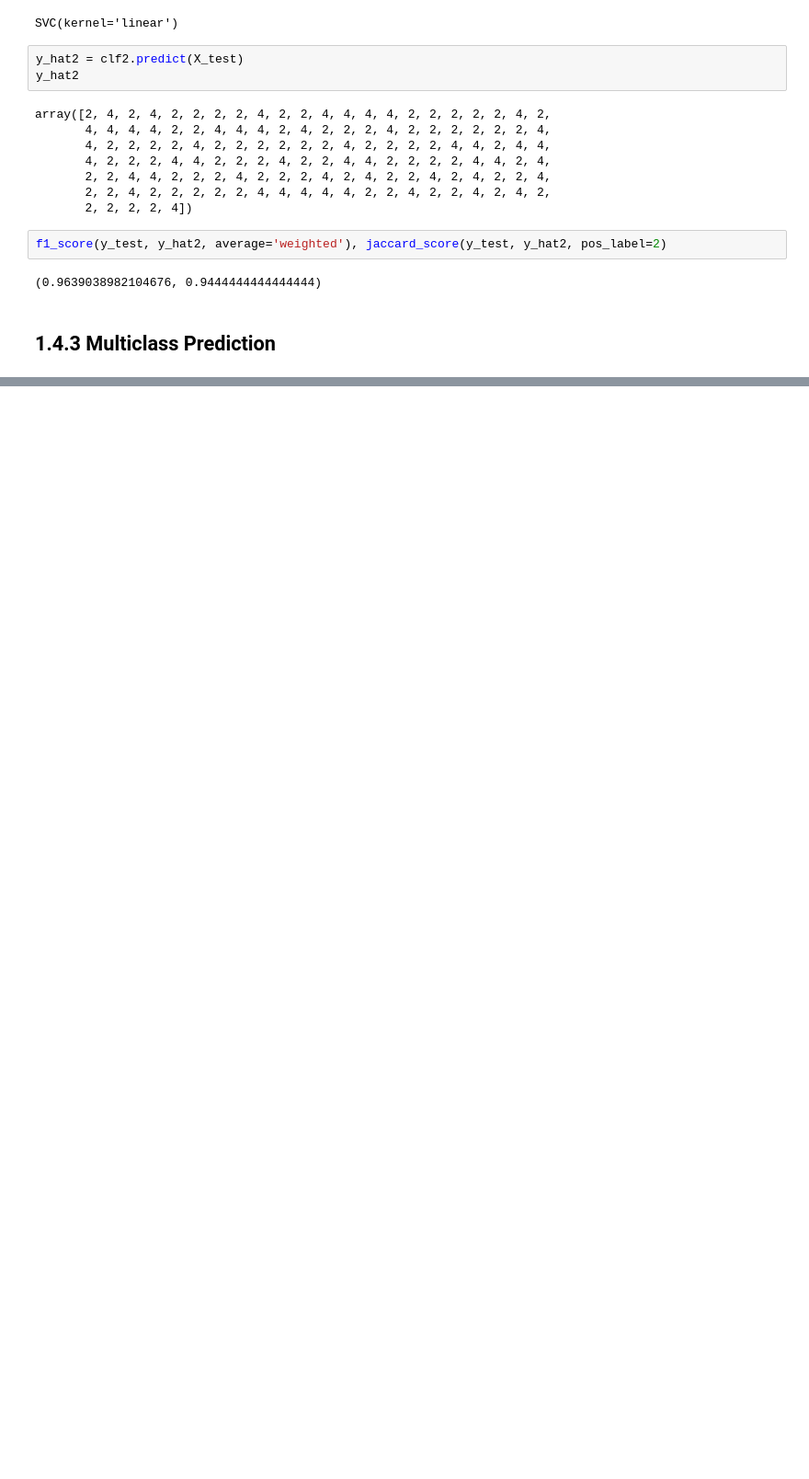
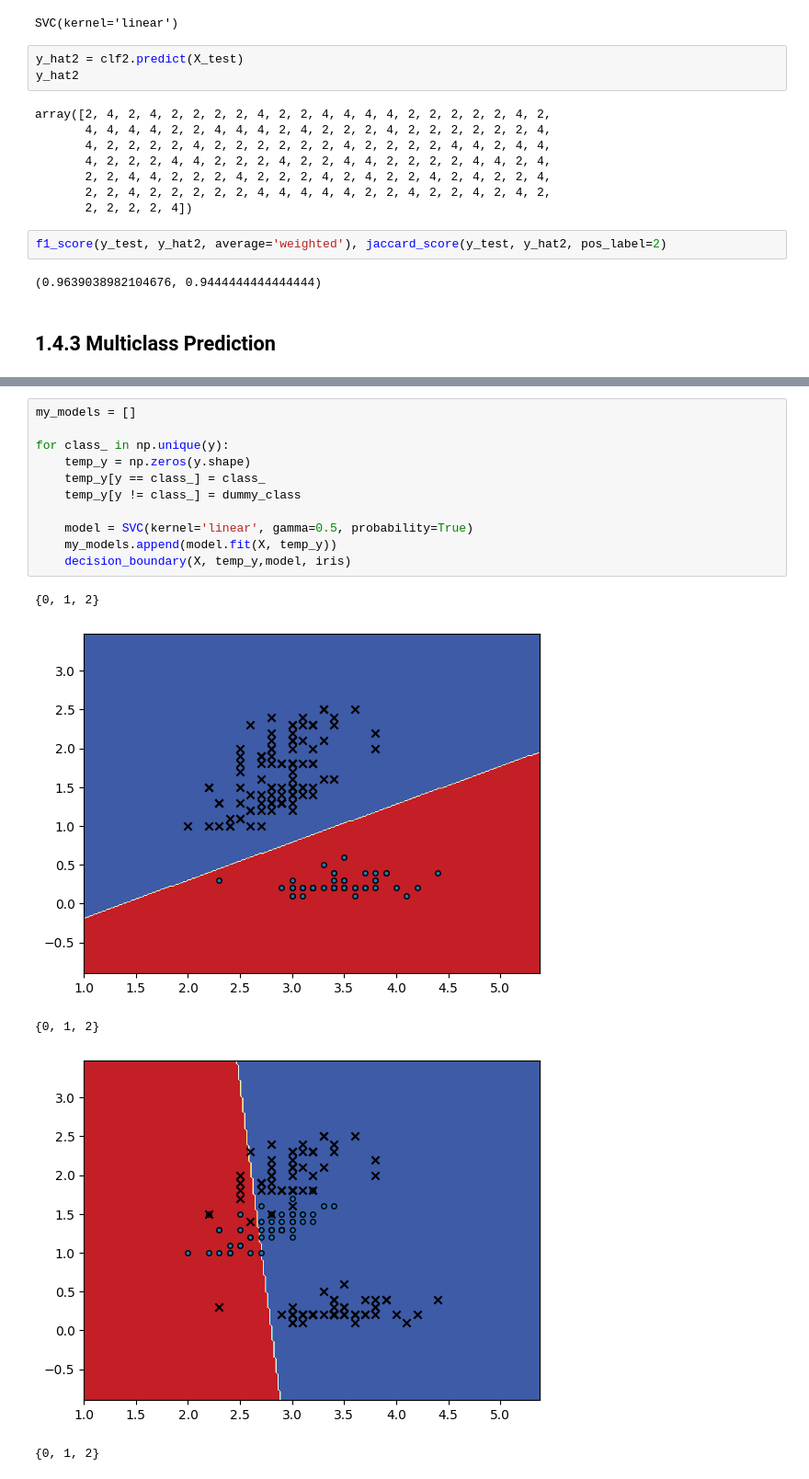
Before and after one commit to PaulToronto/IBM---AI-Engineering-Professional-Certificate, a Jupyter notebook: 1_4_Linear_Classification.ipynb, the cells around one changed output, grey strips where cells are left out. Shown at 92% size. Cells and saved outputs as stored; diff of their text form; blank space fills up the shorter version.

```diff
--- a/1_4_Linear_Classification.ipynb
+++ b/1_4_Linear_Classification.ipynb
@@ -955,0 +1244,17 @@ f1_score(y_test, y_hat2, average='weighted'), jaccard_score(y_test, y_hat2, pos_
+# %%
+my_models = []
+
+for class_ in np.unique(y):
+    temp_y = np.zeros(y.shape)
+    temp_y[y == class_] = class_
+    temp_y[y != class_] = dummy_class
+
+    model = SVC(kernel='linear', gamma=0.5, probability=True)
+    my_models.append(model.fit(X, temp_y))
+    decision_boundary(X, temp_y,model, iris)
+# %% [output]
+{0, 1, 2}
+[figure, added]
+{0, 1, 2}
+[figure, added]
+{0, 1, 2}
```
Also changed, not shown: parts of 68 cells of this notebook.
